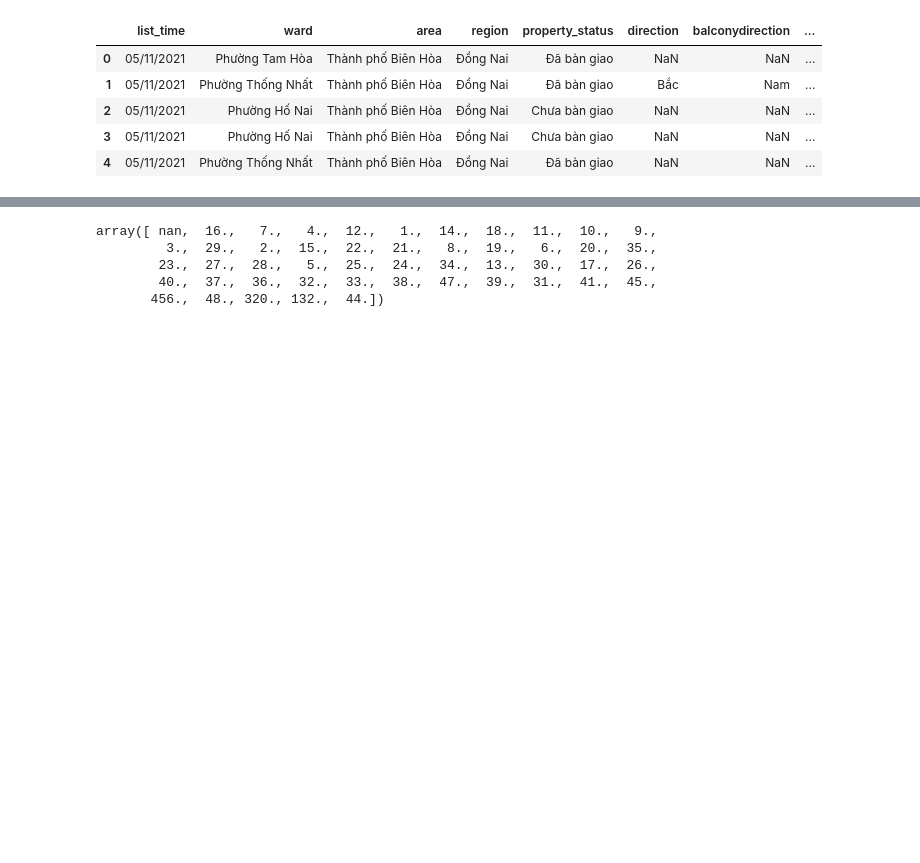
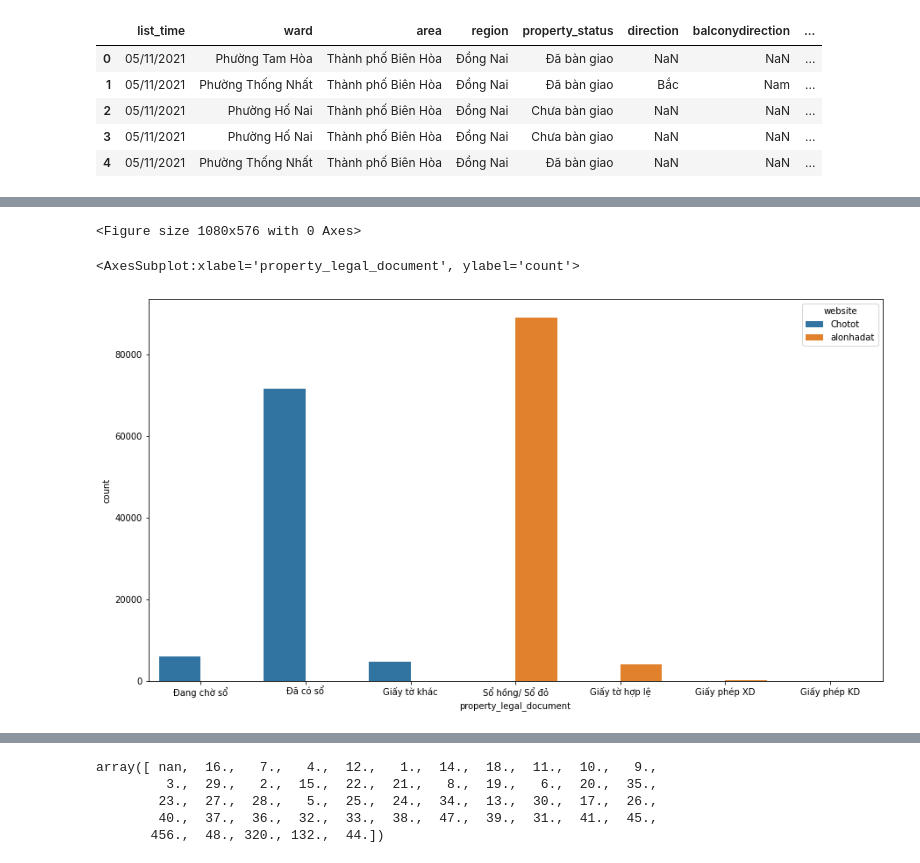
Before and after one commit to DaiVo20/-Real-Estate-Data-Analysis, a Jupyter notebook: EDA.ipynb, the cells around one changed output, grey strips where cells are left out. Saved outputs shown, nothing was run; the diff lists cells and outputs as text; code cells hidden in the pictures; blank space fills up the shorter version.

```diff
--- a/EDA.ipynb
+++ b/EDA.ipynb
@@ -86,0 +168,10 @@ BDS_df.head(5)
+# %%
+BDS_df['property_legal_document'].replace({"Sổ hồng/ Sổ đỏ": 'Đã có sổ'},inplace=True)
+# %%
+plt.figure(figsize=(15,8))
+sns.countplot(x='property_legal_document',
+              hue='website', data=BDS_df)
+# %% [output]
+<Figure size 1080x576 with 0 Axes>
+<AxesSubplot:xlabel='property_legal_document', ylabel='count'>
+[figure, added]
```
Also changed, not shown: parts of 40 cells of this notebook.
